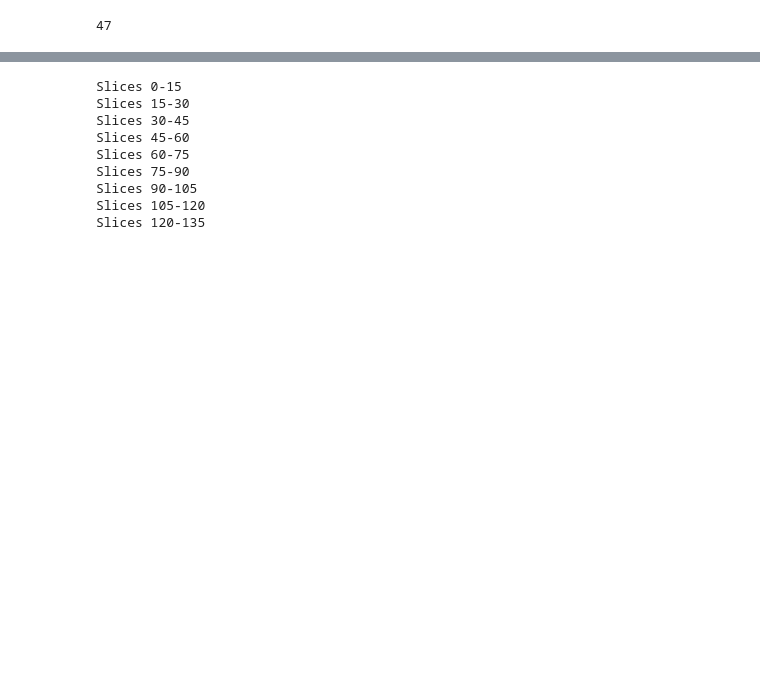
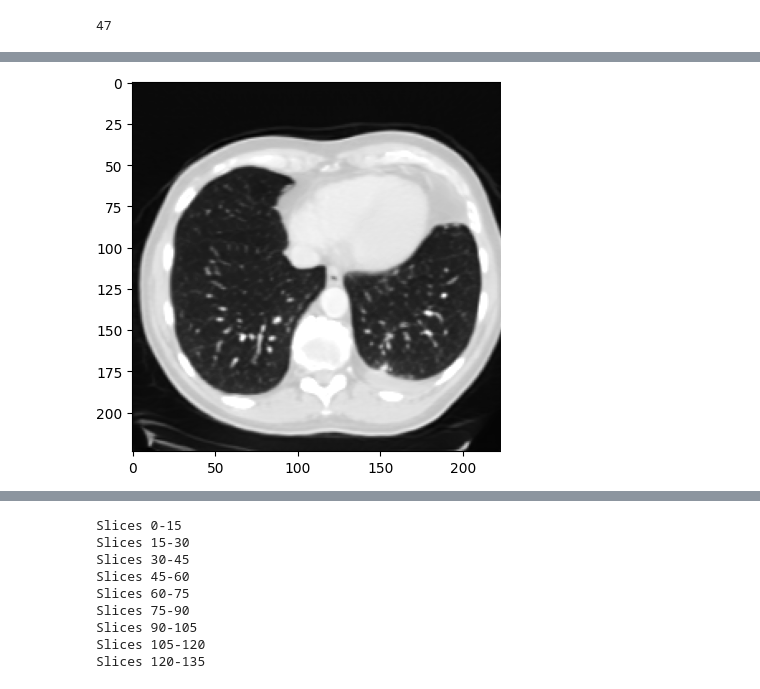
Before and after one commit to ieee8023/ct-counterfactuals, a Jupyter notebook: explain-pleural-effusion.ipynb, the cells around one changed output, grey strips where cells are left out. Drawn from its saved outputs; the diff is of its cells as text; code cells hidden in the pictures; blank space fills up the shorter version.

```diff
--- a/explain-pleural-effusion.ipynb
+++ b/explain-pleural-effusion.ipynb
@@ -213 +206,5 @@ plt.imshow(images[0][0], cmap='gray');
+# %%
+plt.imshow(images[-1][0], cmap='gray');
+# %% [output]
+[figure, added]
 # %%
```
Also changed, not shown: parts of 14 cells of this notebook, 1 other file.
